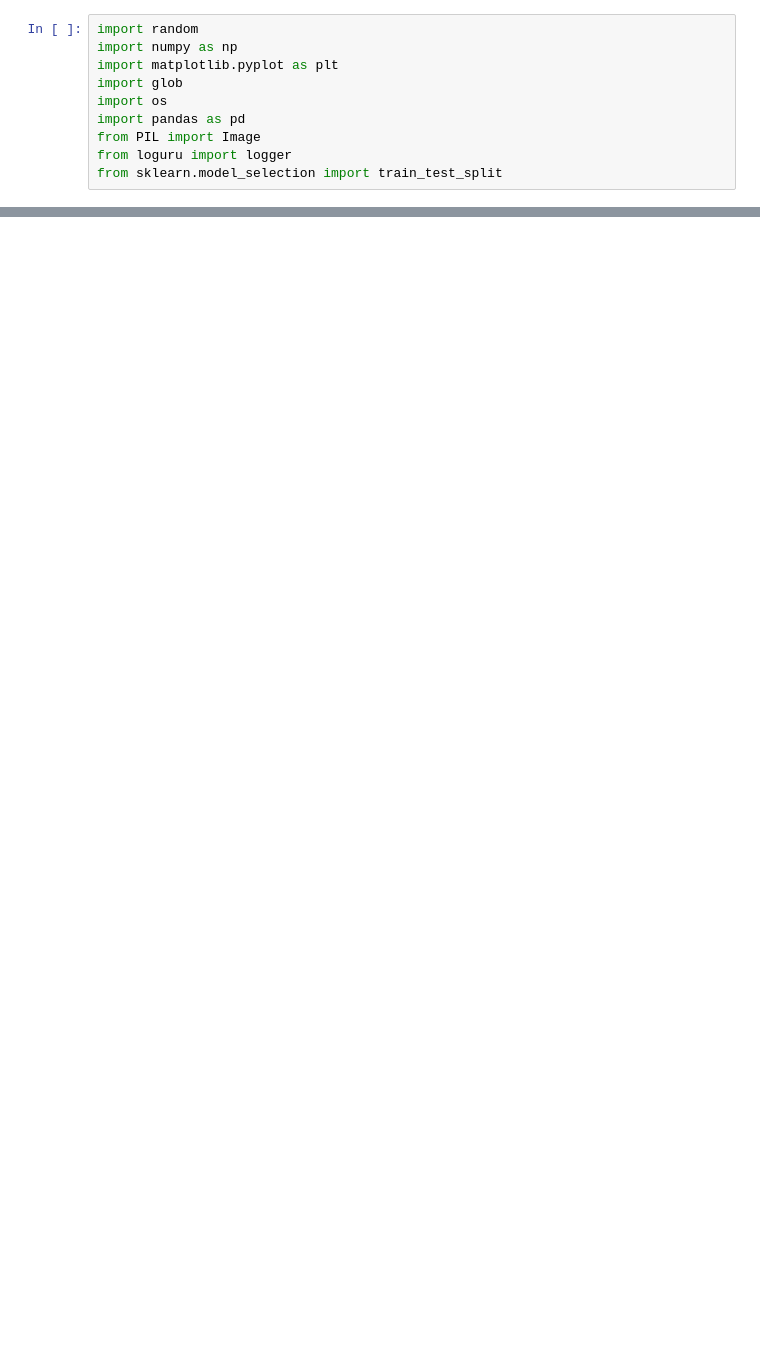
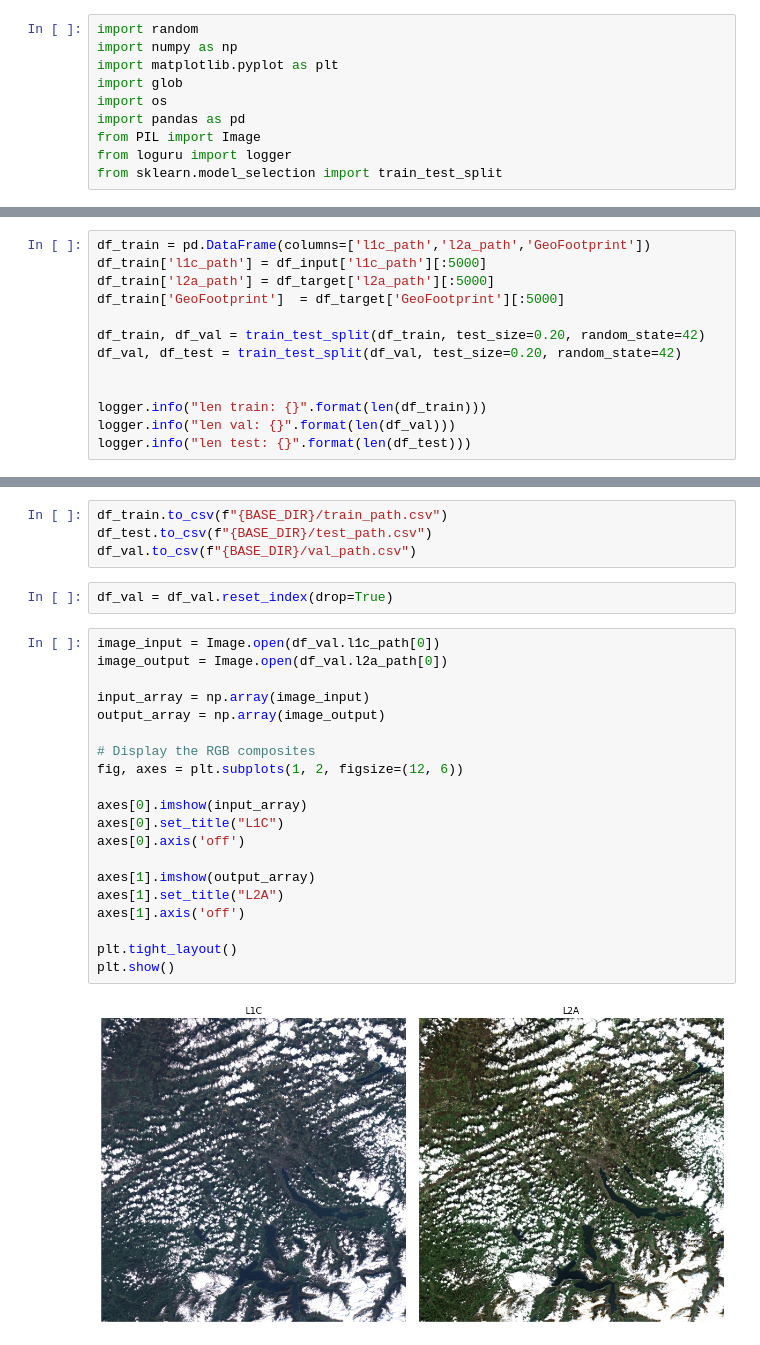
Before and after one commit to sebastien-tetaud/sentinel-2-ai-processor, a Jupyter notebook: dataset/notebook/prepare-dataset-v1.ipynb, the cells around one changed output, grey strips where cells are left out. Saved outputs shown, nothing was run; the diff lists cells and outputs as text; blank space fills up the shorter version.

```diff
--- a/dataset/notebook/prepare-dataset-v1.ipynb
+++ b/dataset/notebook/prepare-dataset-v1.ipynb
@@ -577,0 +59,13 @@ plt.show()
+# %%
+df_train = pd.DataFrame(columns=['l1c_path','l2a_path','GeoFootprint'])
+df_train['l1c_path'] = df_input['l1c_path'][:5000]
+df_train['l2a_path'] = df_target['l2a_path'][:5000]
+df_train['GeoFootprint']  = df_target['GeoFootprint'][:5000]
+
+df_train, df_val = train_test_split(df_train, test_size=0.20, random_state=42)
+df_val, df_test = train_test_split(df_val, test_size=0.20, random_state=42)
+
+
+logger.info("len train: {}".format(len(df_train)))
+logger.info("len val: {}".format(len(df_val)))
+logger.info("len test: {}".format(len(df_test)))
@@ -577,0 +76,28 @@ plt.show()
+# %%
+df_train.to_csv(f"{BASE_DIR}/train_path.csv")
+df_test.to_csv(f"{BASE_DIR}/test_path.csv")
+df_val.to_csv(f"{BASE_DIR}/val_path.csv")
+# %%
+df_val = df_val.reset_index(drop=True)
+# %%
+image_input = Image.open(df_val.l1c_path[0])
+image_output = Image.open(df_val.l2a_path[0])
+
+input_array = np.array(image_input)
+output_array = np.array(image_output)
+
+# Display the RGB composites
+fig, axes = plt.subplots(1, 2, figsize=(12, 6))
+
+axes[0].imshow(input_array)
+axes[0].set_title("L1C")
+axes[0].axis('off')
+
+axes[1].imshow(output_array)
+axes[1].set_title("L2A")
+axes[1].axis('off')
+
+plt.tight_layout()
+plt.show()
+# %% [output]
+[figure, added]
```
Also changed, not shown: parts of 28 cells of this notebook, 4 other files.
